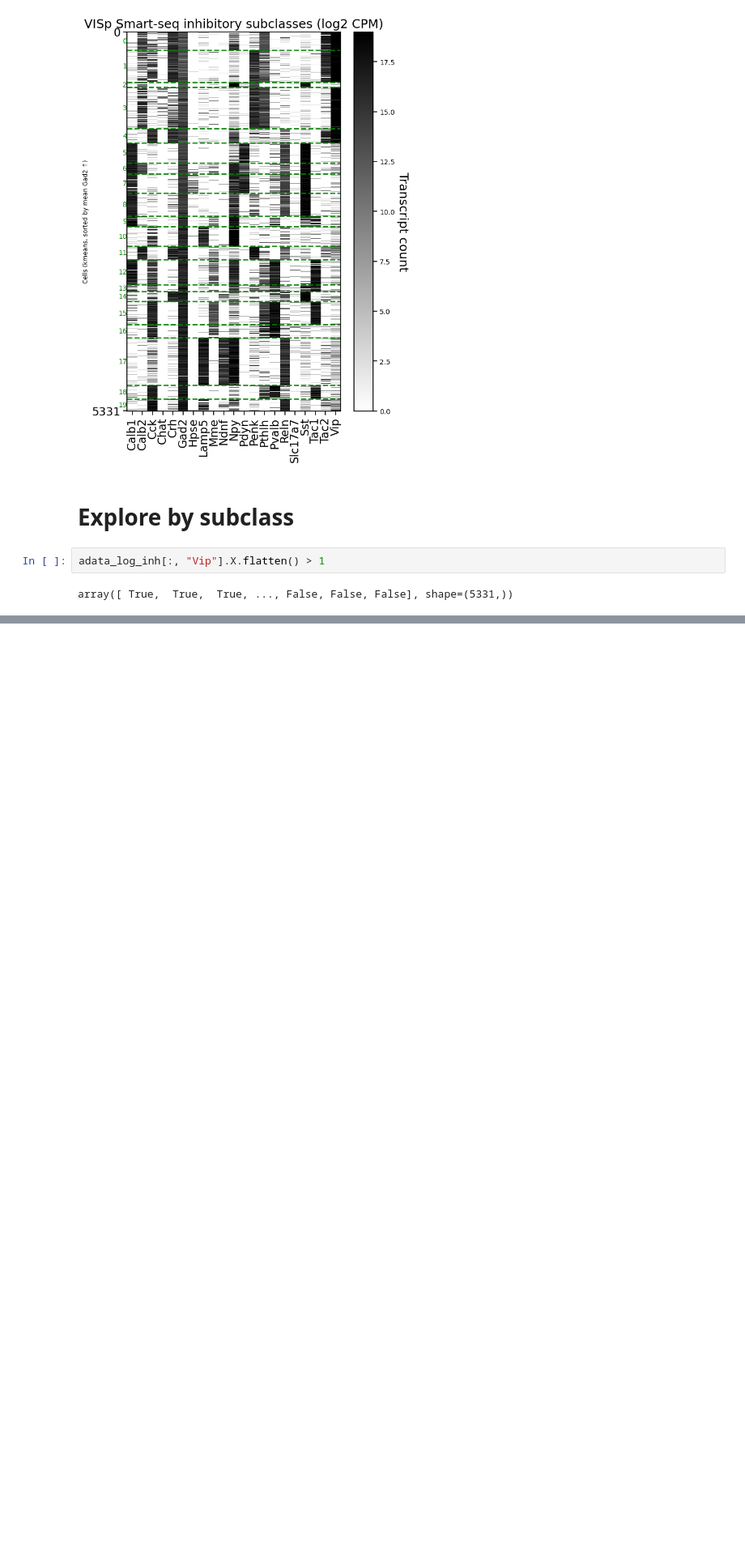
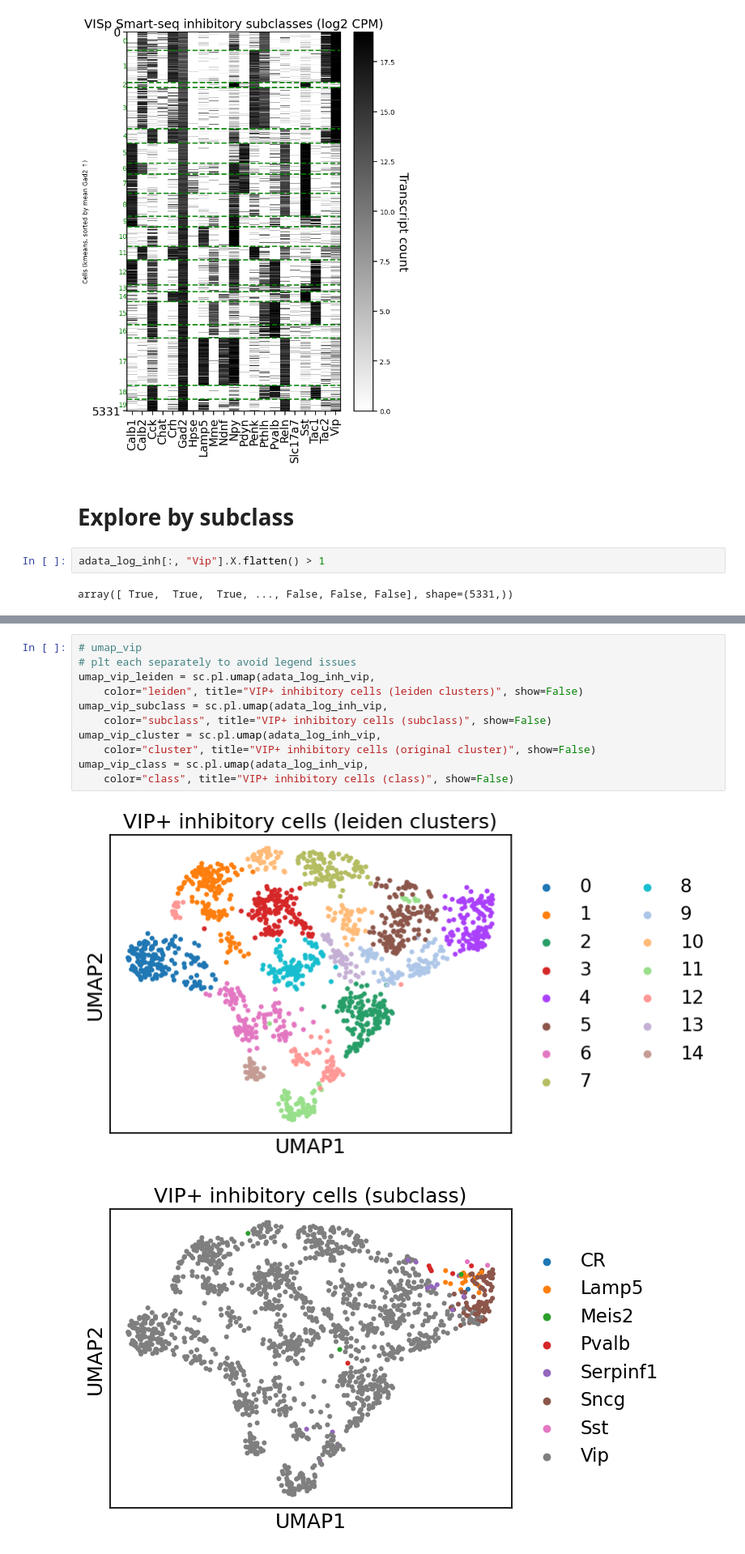
Before and after one commit to AllenNeuralDynamics/hcr-integrated-qc-capsule, a Jupyter notebook: code/cluster_validation/20260506-smartseq-tasic2018.ipynb, the cells around one changed output, grey strips where cells are left out. Shown at 81% size. Drawn from its saved outputs; the diff is of its cells as text; blank space fills up the shorter version.

```diff
--- a/code/cluster_validation/20260506-smartseq-tasic2018.ipynb
+++ b/code/cluster_validation/20260506-smartseq-tasic2018.ipynb
@@ -430,0 +524,14 @@ viz.plot_cell_x_gene_clustered(
+# %%
+# umap_vip
+# plt each separately to avoid legend issues
+umap_vip_leiden = sc.pl.umap(adata_log_inh_vip,
+    color="leiden", title="VIP+ inhibitory cells (leiden clusters)", show=False)
+umap_vip_subclass = sc.pl.umap(adata_log_inh_vip,
+    color="subclass", title="VIP+ inhibitory cells (subclass)", show=False)
+umap_vip_cluster = sc.pl.umap(adata_log_inh_vip,
+    color="cluster", title="VIP+ inhibitory cells (original cluster)", show=False)
+umap_vip_class = sc.pl.umap(adata_log_inh_vip,
+    color="class", title="VIP+ inhibitory cells (class)", show=False)
+# %% [output]
+[figure, added]
+[figure, added]
```
Also changed, not shown: parts of 8 cells of this notebook.
